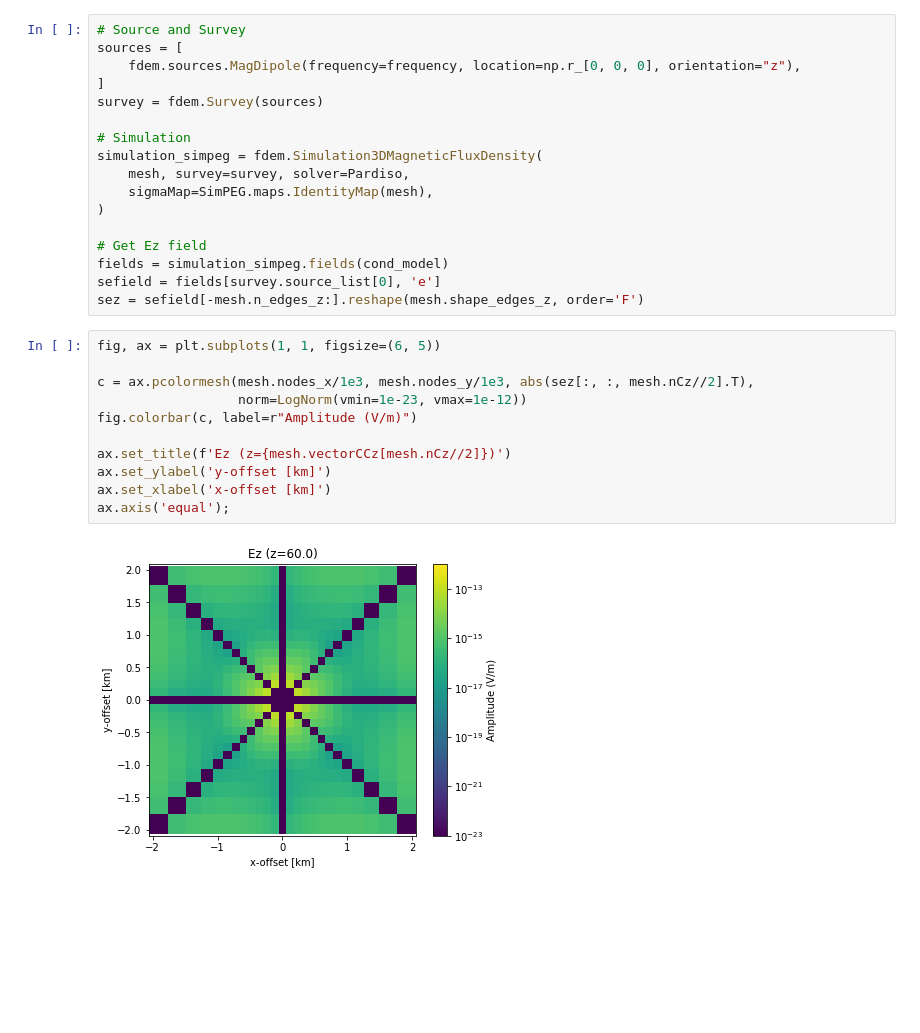
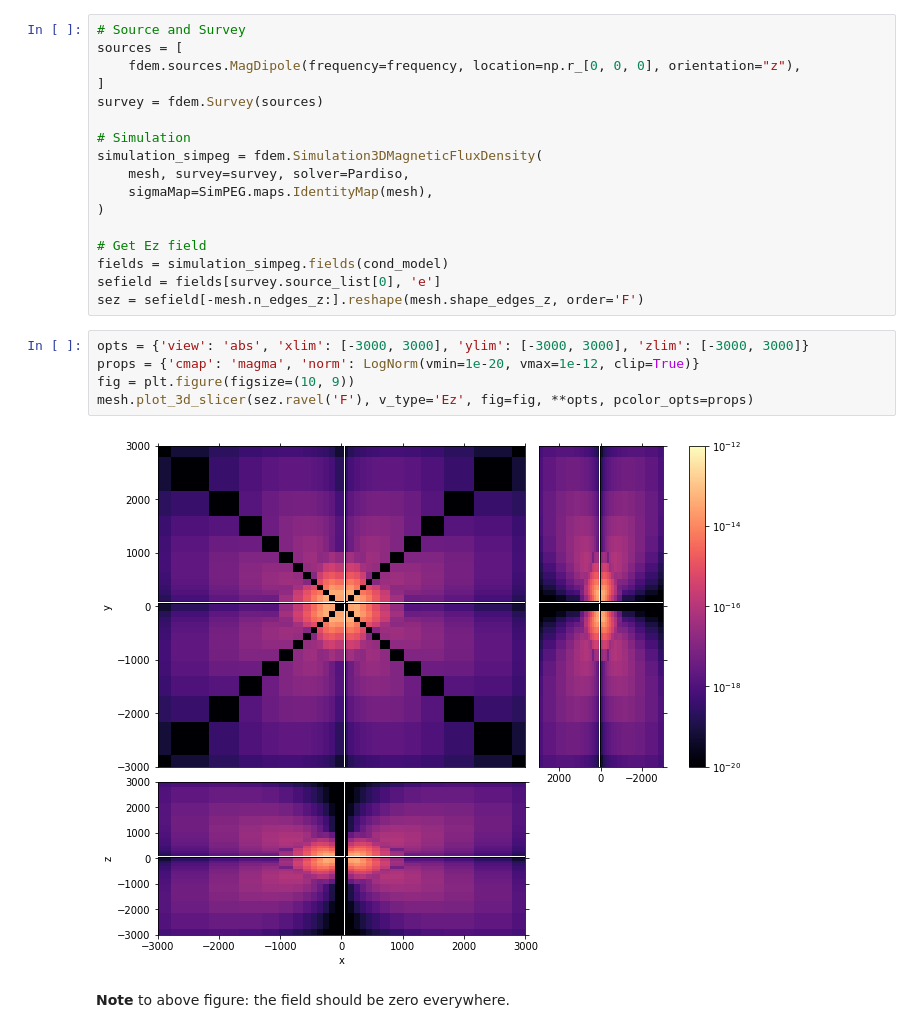
Before and after one commit to prisae/tmp-share, a Jupyter notebook: SimPEG-FDEM.ipynb, the cells around one changed output. Saved outputs shown, nothing was run; the diff lists cells and outputs as text; blank space fills up the shorter version.

```diff
--- a/SimPEG-FDEM.ipynb
+++ b/SimPEG-FDEM.ipynb
@@ -90,19 +103,15 @@ simulation_simpeg = fdem.Simulation3DMagneticFluxDensity(
 fields = simulation_simpeg.fields(cond_model)
 sefield = fields[survey.source_list[0], 'e']
 sez = sefield[-mesh.n_edges_z:].reshape(mesh.shape_edges_z, order='F')
-# %%
-fig, ax = plt.subplots(1, 1, figsize=(6, 5))
-
-c = ax.pcolormesh(mesh.nodes_x/1e3, mesh.nodes_y/1e3, abs(sez[:, :, mesh.nCz//2].T),
-                  norm=LogNorm(vmin=1e-23, vmax=1e-12))
-fig.colorbar(c, label=r"Amplitude (V/m)")
-
-ax.set_title(f'Ez (z={mesh.vectorCCz[mesh.nCz//2]})')
-ax.set_ylabel('y-offset [km]')
-ax.set_xlabel('x-offset [km]')
-ax.axis('equal');
-# %% [output]
-[figure, removed]
+# %%
+opts = {'view': 'abs', 'xlim': [-3000, 3000], 'ylim': [-3000, 3000], 'zlim': [-3000, 3000]}
+props = {'cmap': 'magma', 'norm': LogNorm(vmin=1e-20, vmax=1e-12, clip=True)}
+fig = plt.figure(figsize=(10, 9))
+mesh.plot_3d_slicer(sez.ravel('F'), v_type='Ez', fig=fig, **opts, pcolor_opts=props)
+# %% [output]
+[figure, added]
+# %% [markdown]
+**Note** to above figure: the field should be zero everywhere.
 # %%
 SimPEG.Report()
 # %% [output]
```
Also changed, not shown: parts of 6 cells of this notebook.
